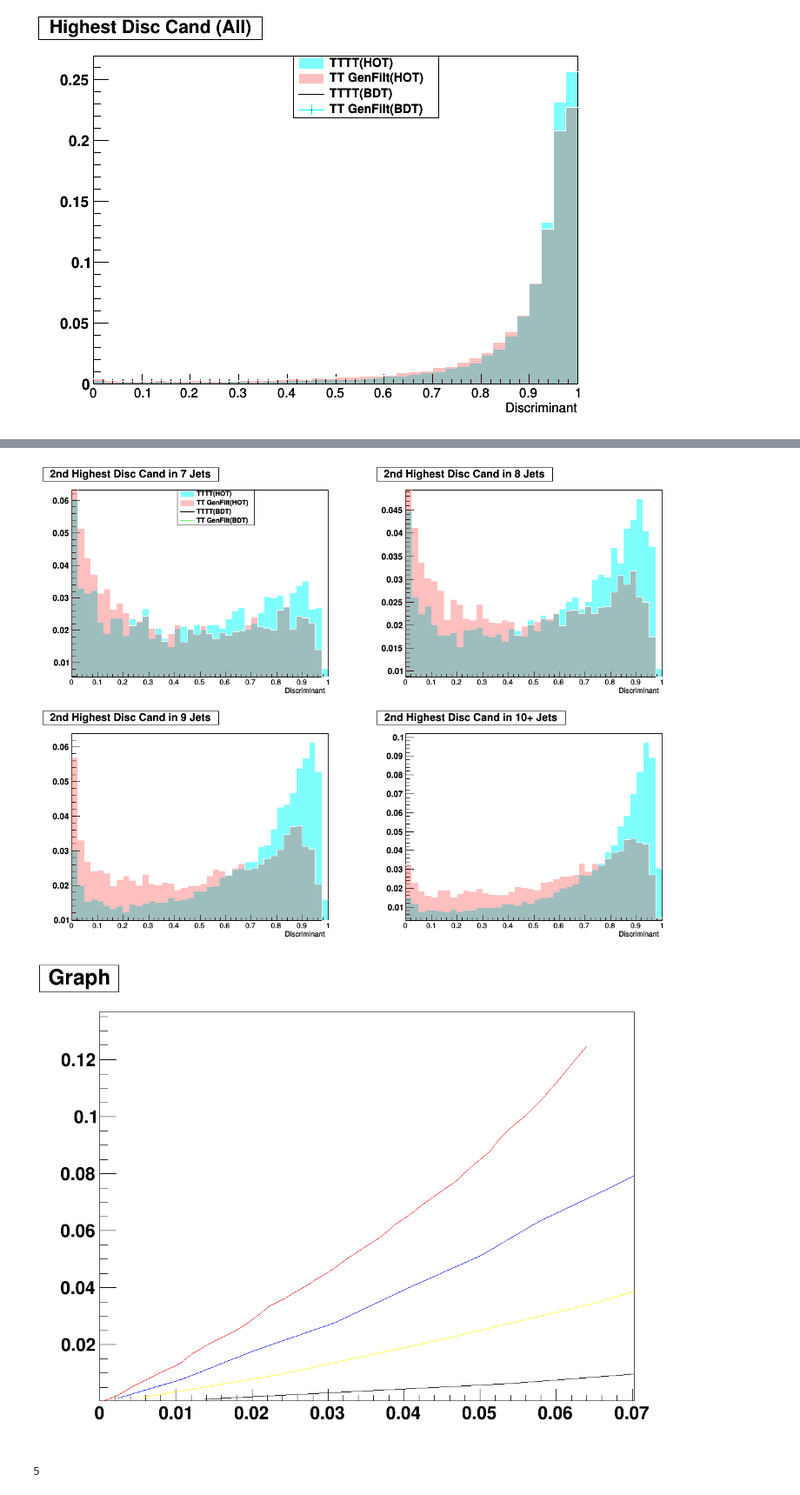
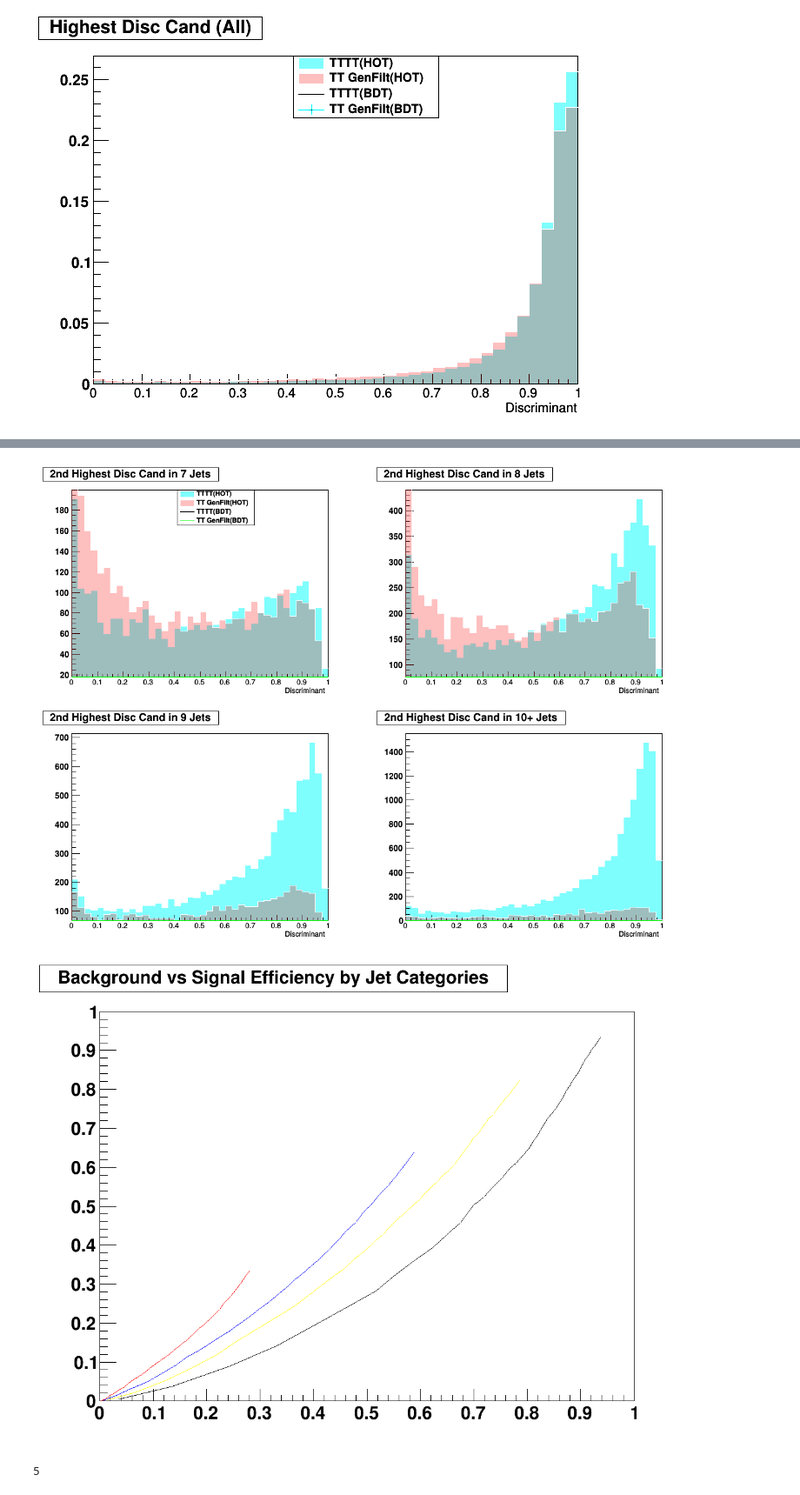
Before and after one commit to NJManganelli/TaggerTest, a Jupyter notebook: ntupler/plugins/.PlotsV4p2.ipynb, the cells around one changed output, grey strips where cells are left out. Shown at 87% size. Saved outputs shown, nothing was run; the diff lists cells and outputs as text; code cells hidden in the pictures.

```diff
--- a/ntupler/plugins/.PlotsV4p2.ipynb
+++ b/ntupler/plugins/.PlotsV4p2.ipynb
@@ -55,8 +55,8 @@ DiscLeg.AddEntry(h0b2,leg4,"lep")
 # %% [output]
 <ROOT.TLegendEntry object ("TLegendEntry") at 0x...>
 # %%
-signal = ROOT.TFile("~/LTW4/TopTagger/TopTagger/test/resTTTT500HT_v4p1.root", "r")
-bkgd = ROOT.TFile("~/LTW4/TopTagger/TopTagger/test/resTTSLFilt500HT_v4p1.root", "r")
+signal = ROOT.TFile("~/LTW4/TopTagger/TopTagger/test/resTTTT500HT_v4p2.root", "r")
+bkgd = ROOT.TFile("~/LTW4/TopTagger/TopTagger/test/resTTSLFilt500HT_v4p2.root", "r")
 # %%
 signal.ls()
 #print(signal.h_nTrueRecoTops.GetEntries())
@@ -930,20 +967,20 @@ cN2_JC.Draw()
 [figure]
 # %%
-N2Normalize = True
+N2Normalize = False
 
 cN2_JP = ROOT.TCanvas("cN2_JP", "Profile (Disc vs nJet) of 2nd highest tagger candidates", 1200, 900)
 cN2_JP.Divide(2,2)
 cN2_JP.cd(1)
-s_hot_N2_7J = s_hot_N2_sum.ProjectionX("s_hot_N2_7J", 0, 1)
+s_hot_N2_7J = s_hot_N2_sum.ProjectionX("s_hot_N2_7J", 1, 1)
 s_hot_N2_7J.SetTitle("2nd Highest Disc Cand in 7 Jets")
 s_hot_N2_7J.SetLineColor(0)
 s_hot_N2_7J.SetFillColorAlpha(cols1, alphaS)
-b_hot_N2_7J = b_hot_N2_sum.ProjectionX("b_hot_N2_7J", 0, 1)
+b_hot_N2_7J = b_hot_N2_sum.ProjectionX("b_hot_N2_7J", 1, 1)
 b_hot_N2_7J.SetLineColor(0)
 b_hot_N2_7J.SetFillColorAlpha(colb1, alphaB)
-s_bdt_N2_7J = s_bdt_N2_sum.ProjectionX("s_bdt_N2_7J", 0, 1)
+s_bdt_N2_7J = s_bdt_N2_sum.ProjectionX("s_bdt_N2_7J", 1, 1)
 s_bdt_N2_7J.SetLineColor(cols2)
-b_bdt_N2_7J = b_bdt_N2_sum.ProjectionX("b_bdt_N2_7J", 0, 1)
+b_bdt_N2_7J = b_bdt_N2_sum.ProjectionX("b_bdt_N2_7J", 1, 1)
 b_bdt_N2_7J.SetLineColor(colb2)
 if N2Normalize:
     s_hot_N2_7J.DrawNormalized()
@@ -965,16 +1002,16 @@ cN2_Leg.AddEntry(b_bdt_N2_7J,leg4,"l")
 cN2_Leg.Draw()
 
 cN2_JP.cd(2)
-s_hot_N2_8J = s_hot_N2_sum.ProjectionX("s_hot_N2_8J", 1, 2)
+s_hot_N2_8J = s_hot_N2_sum.ProjectionX("s_hot_N2_8J", 2, 2)
 s_hot_N2_8J.SetTitle("2nd Highest Disc Cand in 8 Jets")
 s_hot_N2_8J.SetLineColor(0)
 s_hot_N2_8J.SetFillColorAlpha(cols1, alphaS)
-b_hot_N2_8J = b_hot_N2_sum.ProjectionX("b_hot_N2_8J", 1, 2)
+b_hot_N2_8J = b_hot_N2_sum.ProjectionX("b_hot_N2_8J", 2, 2)
 b_hot_N2_8J.SetLineColor(0)
 b_hot_N2_8J.SetFillColorAlpha(colb1, alphaB)
-s_bdt_N2_8J = s_bdt_N2_sum.ProjectionX("s_bdt_N2_8J", 1, 2)
+s_bdt_N2_8J = s_bdt_N2_sum.ProjectionX("s_bdt_N2_8J", 2, 2)
 s_bdt_N2_8J.SetLineColor(cols2)
-b_bdt_N2_8J = b_bdt_N2_sum.ProjectionX("b_bdt_N2_8J", 1, 2)
+b_bdt_N2_8J = b_bdt_N2_sum.ProjectionX("b_bdt_N2_8J", 2, 2)
 b_bdt_N2_8J.SetLineColor(colb2)
 if N2Normalize:
     s_hot_N2_8J.DrawNormalized()
@@ -988,16 +1025,16 @@ else:
     b_bdt_N2_8J.Draw("SAME")
 
 cN2_JP.cd(3)
-s_hot_N2_9J = s_hot_N2_sum.ProjectionX("s_hot_N2_9J", 2, 3)
+s_hot_N2_9J = s_hot_N2_sum.ProjectionX("s_hot_N2_9J", 3, 3)
 s_hot_N2_9J.SetTitle("2nd Highest Disc Cand in 9 Jets")
 s_hot_N2_9J.SetLineColor(0)
 s_hot_N2_9J.SetFillColorAlpha(cols1, alphaS)
-b_hot_N2_9J = b_hot_N2_sum.ProjectionX("b_hot_N2_9J", 2, 3)
+b_hot_N2_9J = b_hot_N2_sum.ProjectionX("b_hot_N2_9J", 3, 3)
 b_hot_N2_9J.SetLineColor(0)
 b_hot_N2_9J.SetFillColorAlpha(colb1, alphaB)
-s_bdt_N2_9J = s_bdt_N2_sum.ProjectionX("s_bdt_N2_9J", 2, 3)
+s_bdt_N2_9J = s_bdt_N2_sum.ProjectionX("s_bdt_N2_9J", 3, 3)
 s_bdt_N2_9J.SetLineColor(cols2)
-b_bdt_N2_9J = b_bdt_N2_sum.ProjectionX("b_bdt_N2_9J", 2, 3)
+b_bdt_N2_9J = b_bdt_N2_sum.ProjectionX("b_bdt_N2_9J", 3, 3)
 b_bdt_N2_9J.SetLineColor(colb2)
 if N2Normalize:
     s_hot_N2_9J.DrawNormalized()
@@ -1011,16 +1048,16 @@ else:
     b_bdt_N2_9J.Draw("SAME")
 
 cN2_JP.cd(4)
-s_hot_N2_10pJ = s_hot_N2_sum.ProjectionX("s_hot_N2_10+J", 3, 7)
+s_hot_N2_10pJ = s_hot_N2_sum.ProjectionX("s_hot_N2_10+J", 4, 7)
 s_hot_N2_10pJ.SetTitle("2nd Highest Disc Cand in 10+ Jets")
 s_hot_N2_10pJ.SetLineColor(0)
 s_hot_N2_10pJ.SetFillColorAlpha(cols1, alphaS)
-b_hot_N2_10pJ = b_hot_N2_sum.ProjectionX("b_hot_N2_10+J", 3, 7)
+b_hot_N2_10pJ = b_hot_N2_sum.ProjectionX("b_hot_N2_10+J", 4, 7)
 b_hot_N2_10pJ.SetLineColor(0)
 b_hot_N2_10pJ.SetFillColorAlpha(colb1, alphaB)
-s_bdt_N2_10pJ = s_bdt_N2_sum.ProjectionX("s_bdt_N2_10+J", 3, 7)
+s_bdt_N2_10pJ = s_bdt_N2_sum.ProjectionX("s_bdt_N2_10+J", 4, 7)
 s_bdt_N2_10pJ.SetLineColor(cols2)
-b_bdt_N2_10pJ = b_bdt_N2_sum.ProjectionX("b_bdt_N2_10+J", 3, 7)
+b_bdt_N2_10pJ = b_bdt_N2_sum.ProjectionX("b_bdt_N2_10+J", 4, 7)
 b_bdt_N2_10pJ.SetLineColor(colb2)
 if N2Normalize:
     s_hot_N2_10pJ.DrawNormalized()
@@ -1034,42 +1071,45 @@ else:
     b_bdt_N2_10pJ.Draw("SAME")
 cN2_JP.Update()
 cN2_JP.Draw()
-print(leg1 + " entries: " + str(s_hot_N2_7J.GetEntries()) +
-        "\t" + leg2 + " entries: " + str(b_hot_N2_7J.GetEntries()))
-print(leg1 + " entries: " + str(s_hot_N2_8J.GetEntries()) +
-        "\t" + leg2 + " entries: " + str(b_hot_N2_8J.GetEntries()))
-print(leg1 + " entries: " + str(s_hot_N2_9J.GetEntries()) +
-        "\t" + leg2 + " entries: " + str(b_hot_N2_9J.GetEntries()))
-print(leg1 + " entries: " + str(s_hot_N2_10pJ.GetEntries()) +
-        "\t" + leg2 + " entries: " + str(b_hot_N2_10pJ.GetEntries()))
+print("7J: " + str(s_7J) + "\t" + leg1 + " entries: " + str(s_hot_N2_7J.GetEntries()) +
+        "\t" + leg2 + " entries: " + str(b_hot_N2_7J.GetEntries()) + "\t\t7J: " + str(b_7J))
+print("8J: " + str(s_8J) + "\t" + leg1 + " entries: " + str(s_hot_N2_8J.GetEntries()) +
+        "\t" + leg2 + " entries: " + str(b_hot_N2_8J.GetEntries()) + "\t\t8J: " + str(b_8J))
+print("9J: " + str(s_9J) + "\t" + leg1 + " entries: " + str(s_hot_N2_9J.GetEntries()) +
+        "\t" + leg2 + " entries: " + str(b_hot_N2_9J.GetEntries()) + "\t\t9J: " + str(b_9J))
+print("10+J: " + str(s_10pJ) + "\t" + leg1 + " entries: " + str(s_hot_N2_10pJ.GetEntries()) +
+        "\t" + leg2 + " entries: " + str(b_hot_N2_10pJ.GetEntries()) + "\t\t10pJ: " + str(b_10pJ))
 
 SignalEntries = signal.h_nTrueRecoTops.GetEntries() #Use ALL entries, even if no 2nd or 3rd candidate!
 BkgdEntries = bkgd.h_nTrueRecoTops.GetEntries()
 cN2_EFF = ROOT.TCanvas("cN2_EFF", "Background vs Signal Efficiency of 2nd highest tagger candidates", 1200, 900)
 cN2_EFF.cd()
+h_N2_EFF = ROOT.TH2F("h_N2_EFF", "Background vs Signal Efficiency by Jet Categories", 1000, 0.0, 1.0,
+                    1000, 0.0, 1.0)
 N2_pts = s_hot_N2_sum.GetNbinsX()+1
 N2_grid = xrange(N2_pts)
 N2_hot_7J_gr = ROOT.TGraph(N2_pts,
-                         array('d',[s_hot_N2_7J.Integral(x, -1)/49420 for x in N2_grid]),
-                         array('d',[b_hot_N2_7J.Integral(x, -1)/30373 for x in N2_grid])
+                         array('d',[s_hot_N2_7J.Integral(x, -1)/s_7J for x in N2_grid]),
+                         array('d',[b_hot_N2_7J.Integral(x, -1)/b_7J for x in N2_grid])
                     )
 N2_hot_7J_gr.SetLineColor(2)
 N2_hot_8J_gr = ROOT.TGraph(N2_pts,
-                         array('d',[s_hot_N2_8J.Integral(x, -1)/49420 for x in N2_grid]),
-                         array('d',[b_hot_N2_8J.Integral(x, -1)/30373 for x in N2_grid])
+                         array('d',[s_hot_N2_8J.Integral(x, -1)/s_8J for x in N2_grid]),
+                         array('d',[b_hot_N2_8J.Integral(x, -1)/b_8J for x in N2_grid])
                     )
 N2_hot_8J_gr.SetLineColor(4)
 N2_hot_9J_gr = ROOT.TGraph(N2_pts,
-                         array('d',[s_hot_N2_9J.Integral(x, -1)/49420 for x in N2_grid]),
-                         array('d',[b_hot_N2_9J.Integral(x, -1)/30373 for x in N2_grid])
+                         array('d',[s_hot_N2_9J.Integral(x, -1)/s_9J for x in N2_grid]),
+                         array('d',[b_hot_N2_9J.Integral(x, -1)/b_9J for x in N2_grid])
                     )
 N2_hot_9J_gr.SetLineColor(5)
 N2_hot_10pJ_gr = ROOT.TGraph(N2_pts,
-                         array('d',[s_hot_N2_10pJ.Integral(x, -1)/49420 for x in N2_grid]),
-                         array('d',[b_hot_N2_10pJ.Integral(x, -1)/30373 for x in N2_grid])
+                         array('d',[s_hot_N2_10pJ.Integral(x, -1)/s_10pJ for x in N2_grid]),
+                         array('d',[b_hot_N2_10pJ.Integral(x, -1)/b_10pJ for x in N2_grid])
                     )
 N2_hot_10pJ_gr.SetLineColor(1)
-N2_hot_7J_gr.Draw()
+h_N2_EFF.Draw()
+N2_hot_7J_gr.Draw("SAME")
 N2_hot_8J_gr.Draw("SAME")
 N2_hot_9J_gr.Draw("SAME")
 N2_hot_10pJ_gr.Draw("SAME")
@@ -1092,5 +1125,5 @@ Warning in <TCanvas::Constructor>: Deleting canvas with same name: cN2_EFF
-[figure, old version]
+[figure, new version]
-[figure, old version]
+[figure, new version]
 # %%
 np22 = N2Ssum.GetNbinsX()+1
 grid22 = xrange(np22)
```
Also changed, not shown: parts of 4 cells of this notebook, 1 other file.
